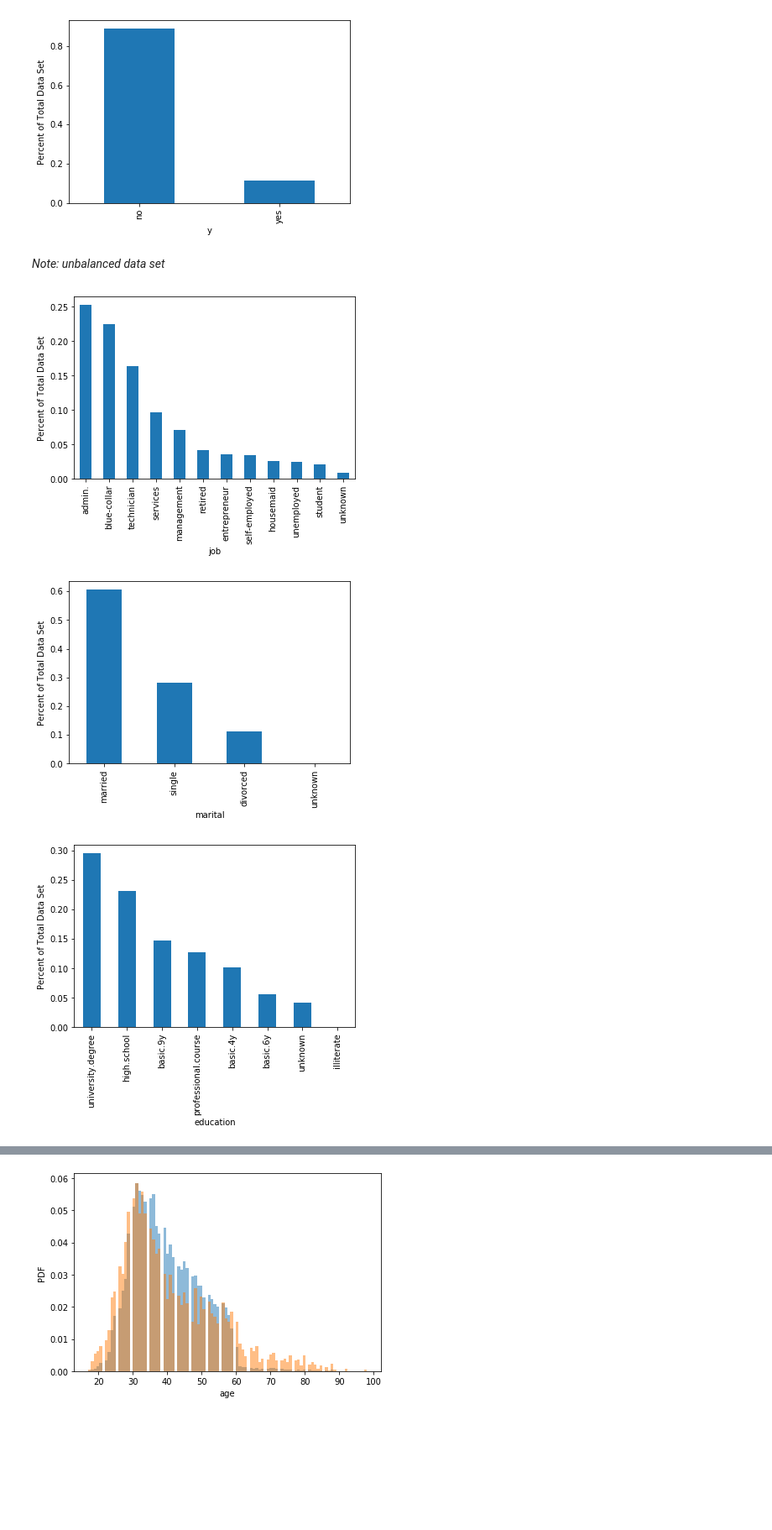
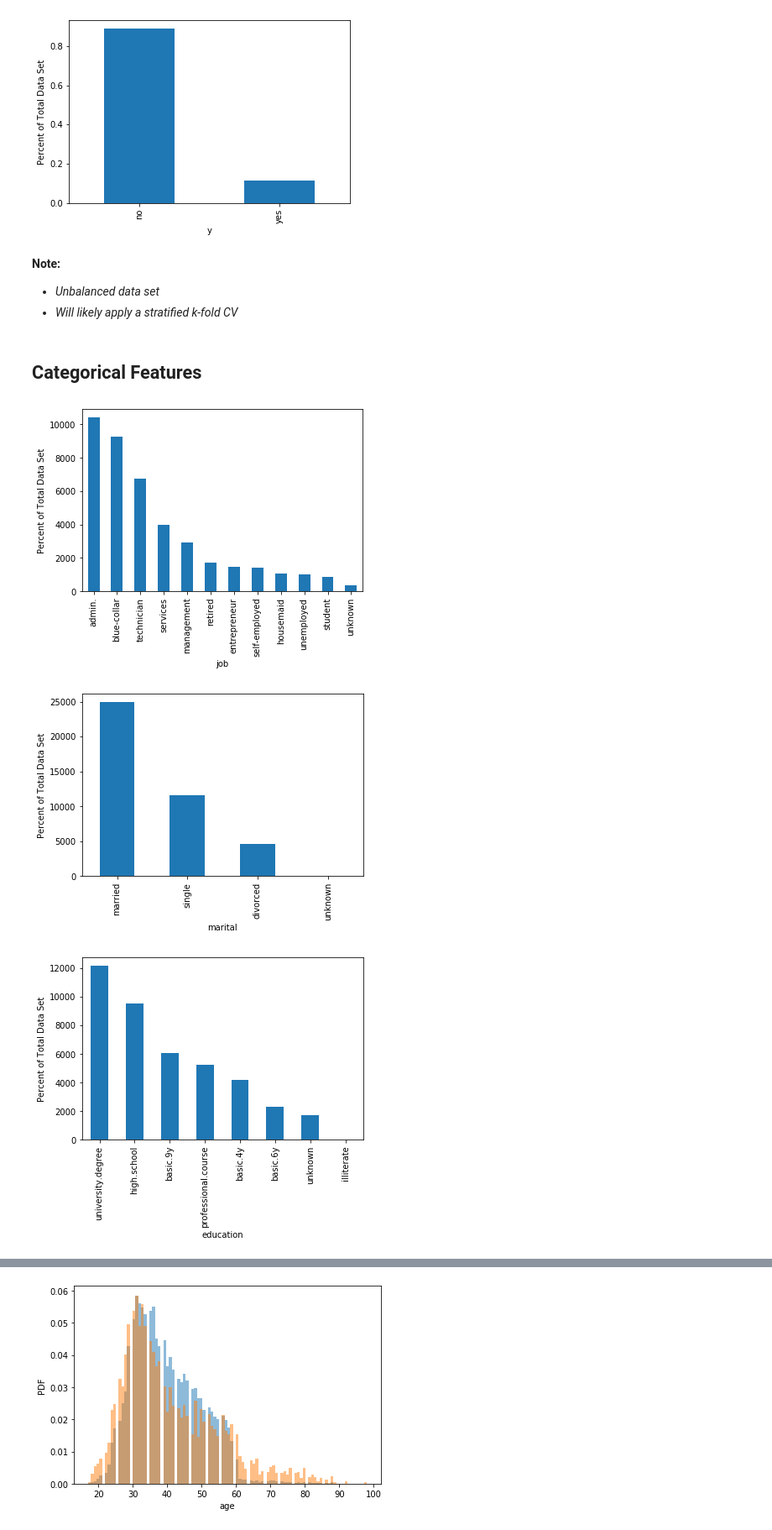
Before and after one commit to mike-harder/RockCentral-BankMarketingCase, a Jupyter notebook: src/EDA/EDA.ipynb, the cells around one changed output, grey strips where cells are left out. Shown at 84% size. Drawn from its saved outputs; the diff is of its cells as text; code cells hidden in the pictures; blank space fills up the shorter version.

```diff
--- a/src/EDA/EDA.ipynb
+++ b/src/EDA/EDA.ipynb
@@ -59,16 +62,20 @@ plt.xlabel(label)
 # %% [output]
 Text(0.5, 0, 'y')
 [figure]
-# %% [markdown]
-*Note: unbalanced data set*
+# %% [markdown]
+**Note:**
+* *Unbalanced data set*
+* *Will likely apply a stratified k-fold CV*
+# %% [markdown]
+## Categorical Features
 # %%
 
 for col in categorical_cols:
-    pd.value_counts(df[col],normalize=True).plot.bar()
+    pd.value_counts(df[col],normalize=False).plot.bar()
     plt.ylabel('Percent of Total Data Set')
     plt.xlabel(f'{col}')
     plt.show()
 # %% [output]
-[figure, old version]
+[figure, new version]
-[figure, old version]
+[figure, new version]
-[figure, old version]
+[figure, new version]
```
Also changed, not shown: parts of 10 cells of this notebook, 1 other file.
